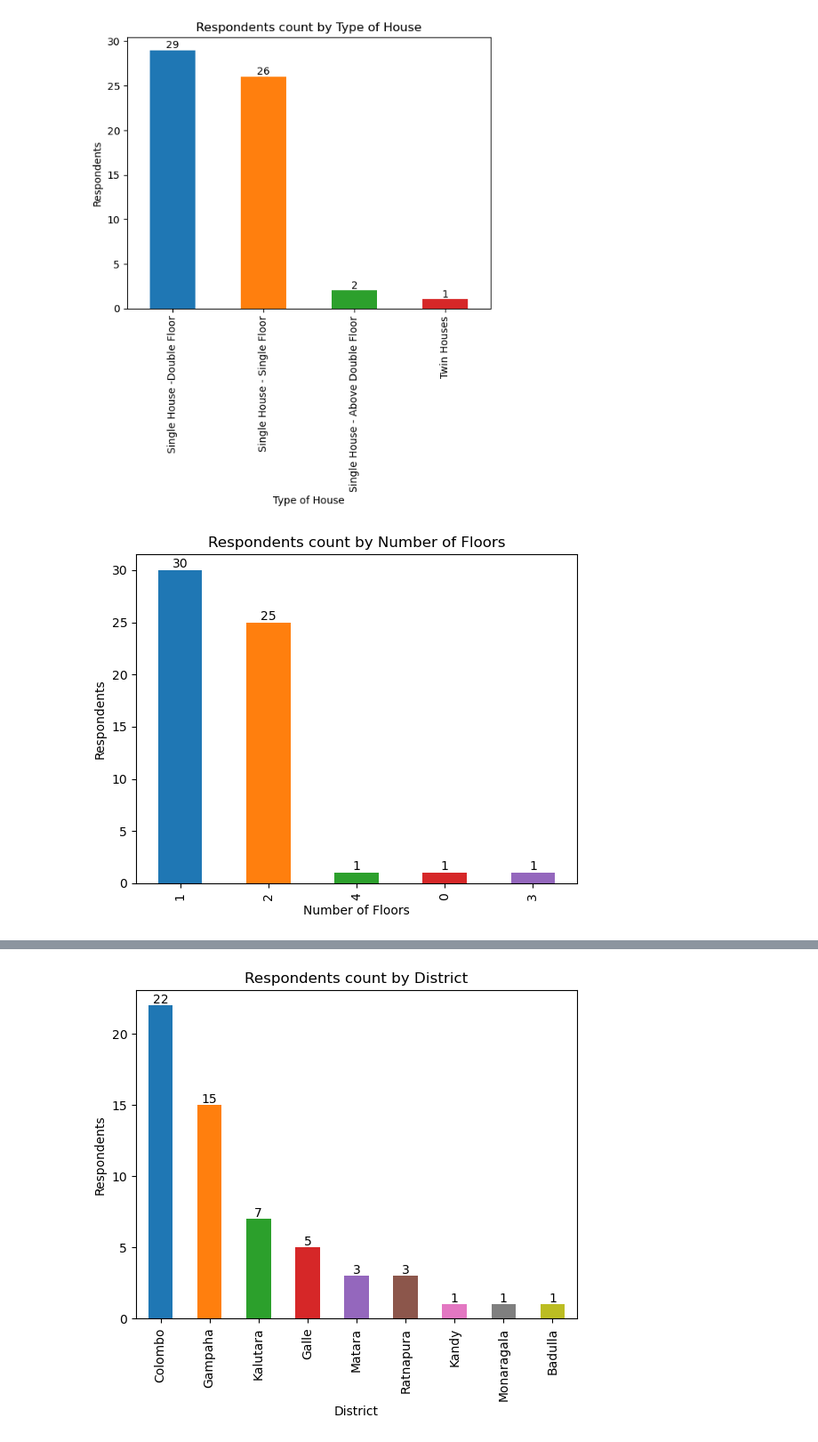
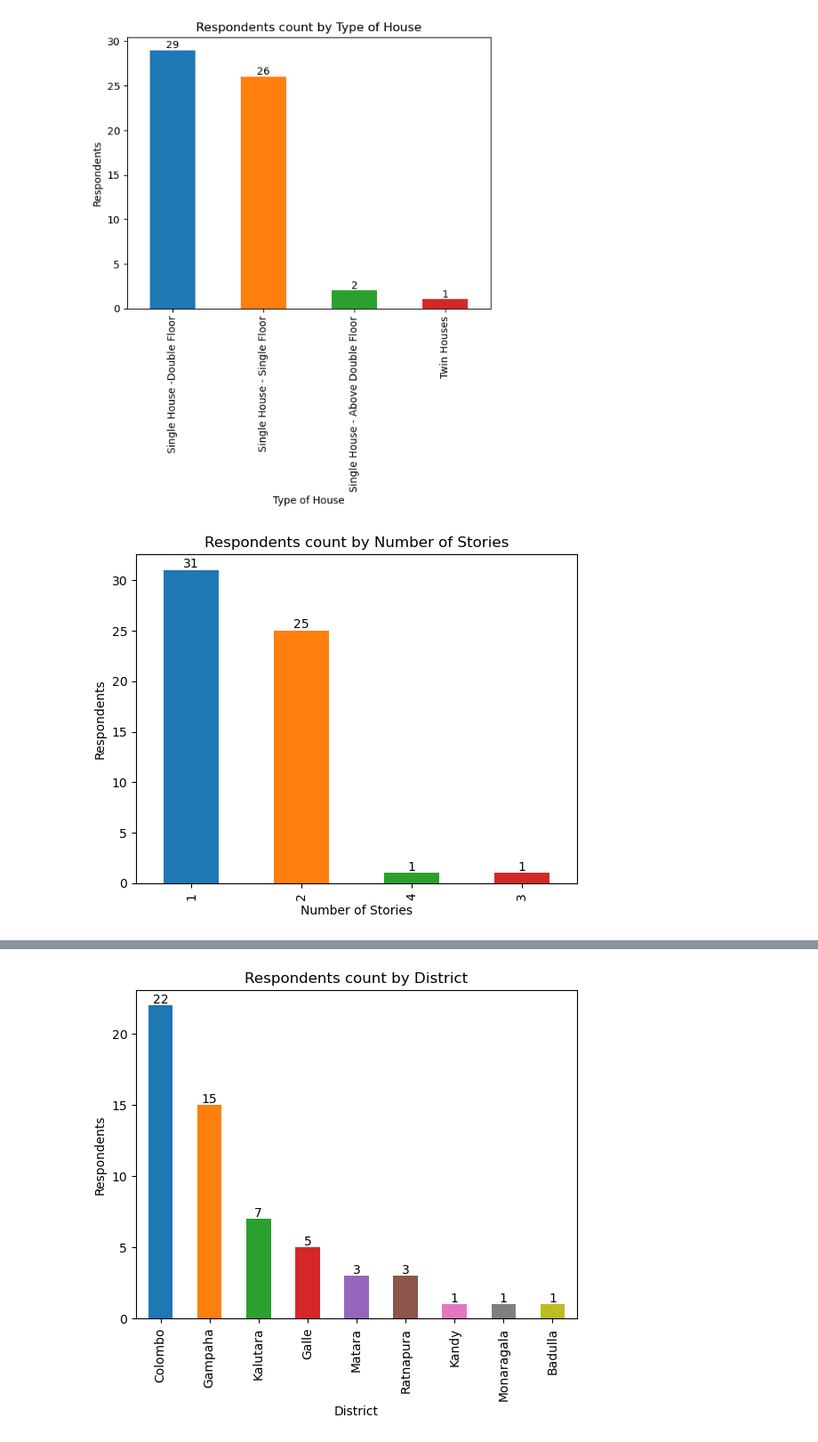
Before and after one commit to pcperera/energy-usage-sri-lanka, a Jupyter notebook: descriptive.ipynb, the cells around one changed output, grey strips where cells are left out. Shown at 89% size. Drawn from its saved outputs; the diff is of its cells as text; code cells hidden in the pictures.

```diff
--- a/descriptive.ipynb
+++ b/descriptive.ipynb
@@ -48,7 +48,8 @@ df = raw_df
 df.rename(columns={'Which of the following time periods best describes when your house was built?': 'Year of Construction'}, inplace=True)
 df.rename(columns={'What do you know about the architecture of the house?': 'House Architecture'}, inplace=True)
 df.rename(columns={'Select the best option which describes your house': 'Type of House'}, inplace=True)
-df.rename(columns={'How many stories does your house have?': 'Number of Floors'}, inplace=True)
+df.rename(columns={'How many stories does your house have?': 'Number of Stories'}, inplace=True)
+df.rename(columns={'Current attendance at school or other educational institution': 'Current Education'}, inplace=True)
 df.rename(columns={'State the area of your house in square feet?': 'Floor Area'}, inplace=True)
 df.rename(columns={'Was your wiring done by a professional electrician?': 'Professional Wiring'}, inplace=True)
 df.rename(columns={'How much is your household\'s average monthly expenditure in LKR for "food" items ?': 'Monthly Expenditure - Food'}, inplace=True)
@@ -57,6 +58,8 @@ df.rename(columns={'What is the best representation of the major material your o
 df.rename(columns={'What is the major type of roof installation used in your house (on the highest floor)?': 'Roof Installation Type'}, inplace=True)
 df.rename(columns={'Nearly how many red notices did you receive last year?': 'Red Notices Last Year'}, inplace=True)
 df.rename(columns={'Which of the following options do your house use for ventilation and lighting other than windows and doors (only indoors)?': 'Ventilation Type'}, inplace=True)
+df.rename(columns={'Which of the following do you use in your household for generating electricity?': 'Source of Electricity'}, inplace=True)
+df.rename(columns={'Which of the following best describes your behavior of ironing clothes?': 'Ironing Frequency'}, inplace=True)
 df.rename(columns={'Which district you are residing?': 'District'}, inplace=True)
 df.rename(columns={'Which Secretarial division your house belonged?': 'Secretarial Division'}, inplace=True)
 # %%
@@ -83,3 +100,7 @@ Index(['Method', 'Timestamp', 'Year of Construction', 'House Architecture',
+# %%
+# We have one entry with number of floors = 0. Replace that with the median (which is 1)
+
+df['Number of Stories'] = df['Number of Stories'].replace(0, 1)
 # %%
 def bar_plot(field_name: str):
     value_counts = df[field_name].value_counts()
@@ -107,6 +128,6 @@ bar_plot('Type of House')
 # %% [output]
 [figure]
 # %%
-bar_plot('Number of Floors')
+bar_plot('Number of Stories')
 # %% [output]
-[figure, old version]
+[figure, new version]
```
Also changed, not shown: parts of 29 cells of this notebook.
